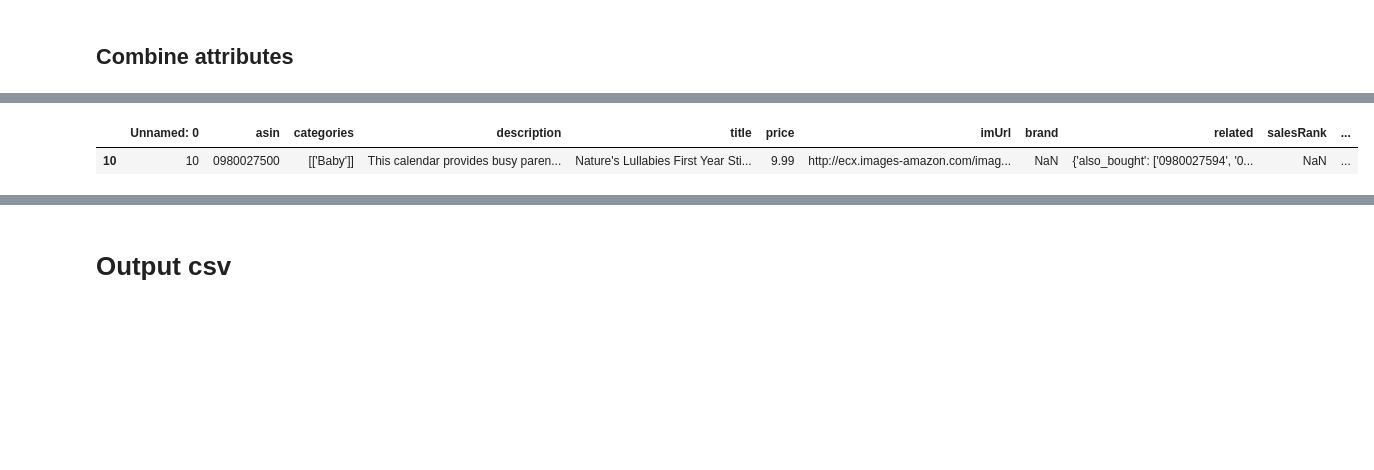
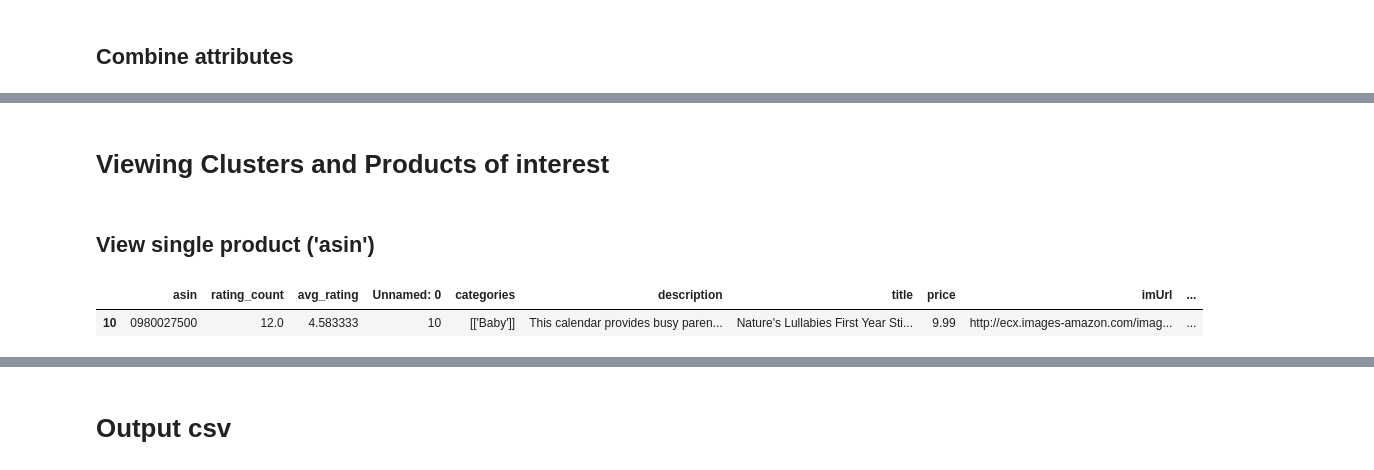
Before and after one commit to wezteoh/hack_on_data, a Jupyter notebook: clustering/cluster_attributes.ipynb, the cells around one changed output, grey strips where cells are left out. Drawn from its saved outputs; the diff is of its cells as text; code cells hidden in the pictures; blank space fills up the shorter version.

Commit message:
product summary added

```diff
--- a/clustering/cluster_attributes.ipynb
+++ b/clustering/cluster_attributes.ipynb
@@ -34,6 +34,9 @@ def create_product_rating_summary_df(rating_df, meta_df):
     return meta_df[['asin']].join(count_df, on='asin').join(avg_df, on='asin')
 # %%
 baby_product_rating_summary_df=create_product_rating_summary_df(baby_rating_df, baby_meta_df)
+# %%
+baby_product_summary_df = baby_product_rating_summary_df.join(baby_meta_df.set_index('asin'), on='asin')\
+                            .join(baby_cluster_df.set_index('asin'), on='asin')
 # %% [markdown]
 ## Cluster rating attributes
 # %%
@@ -87,6 +90,9 @@ def create_cluster_price_summary_df(cluster_df, meta_df):
 baby_cluster_price_summary_df = create_cluster_price_summary_df(baby_cluster_df, baby_meta_df)
 # %% [markdown]
 ## Combine attributes
+# %%
+pd.options.display.max_columns = 20
+pd.options.display.max_rows = 200
 # %%
 baby_cluster_summary_df = baby_cluster_rating_summary_df.join(baby_cluster_price_summary_df.\
                                                               set_index('clusterId'), on='clusterId')
@@ -116,5 +123,7 @@ baby_cluster_summary_df
+# %% [markdown]
+# Viewing Clusters and Products of interest
 # %%
 from IPython.core.display import display, HTML
 display(HTML("<style>.container { width:80% !important; }</style>"))
 pd.set_option('display.expand_frame_repr', False)
-pd.set_option('max_colwidth', 80)
+pd.set_option('max_colwidth', 120)
@@ -123,5 +130,7 @@ baby_meta_cluster_df = baby_meta_df.join(baby_cluster_df.set_index('asin'), on='
+# %% [markdown]
+## View single product ('asin')
 # %%
-baby_meta_cluster_df.loc[baby_meta_cluster_df['asin'] == '0980027500']
+baby_product_summary_df.loc[baby_product_summary_df['asin'] == '0980027500']
 # %% [output]
-|  | Unnamed: 0 | asin | categories | description | title | price | imUrl | brand | related | salesRank | ... |
-| 10 | 10 | 0980027500 | [['Baby']] | This calendar provides busy paren... | Nature's Lullabies First Year Sti... | 9.99 | http://ecx.images-amazon.com/imag... | NaN | {'also_bought': ['0980027594', '0... | NaN | ... |
+|  | asin | rating_count | avg_rating | Unnamed: 0 | categories | description | title | price | imUrl | ... |
+| 10 | 0980027500 | 12.0 | 4.583333 | 10 | [['Baby']] | This calendar provides busy paren... | Nature's Lullabies First Year Sti... | 9.99 | http://ecx.images-amazon.com/imag... | ... |
```
Also changed, not shown: parts of 8 cells of this notebook.
